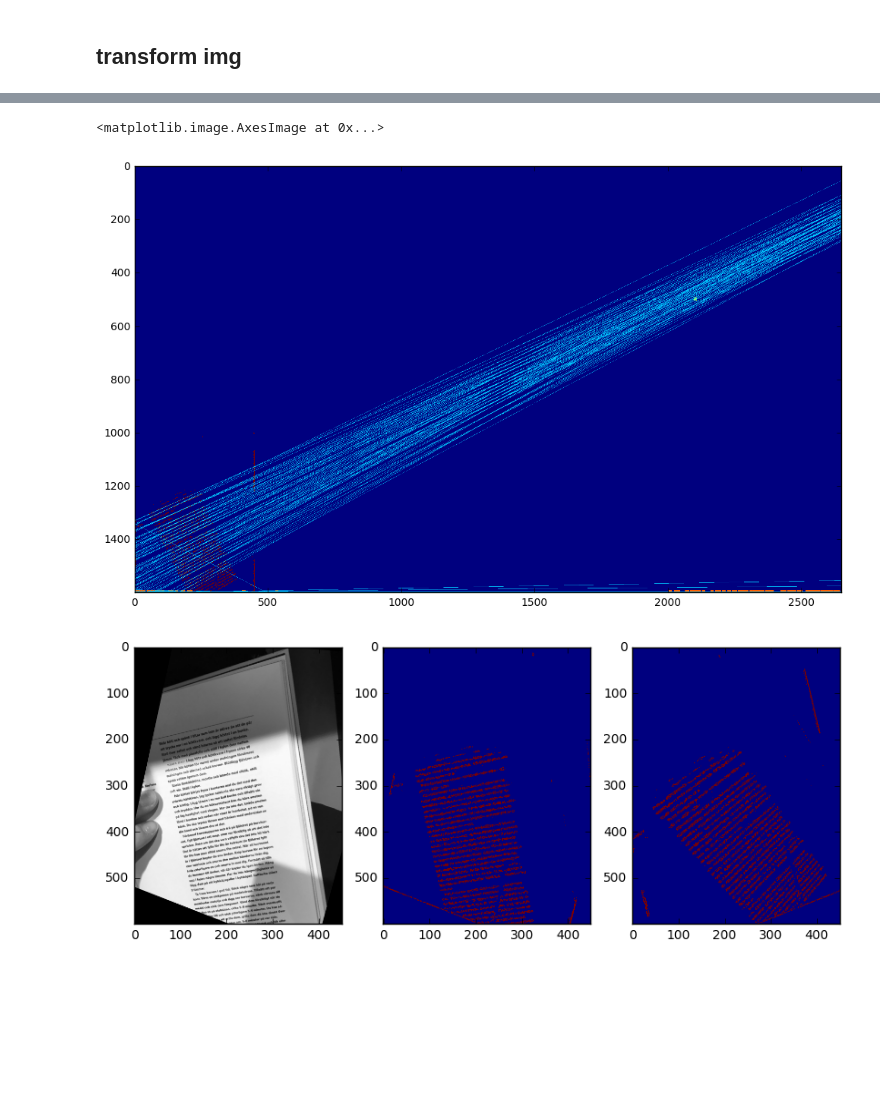
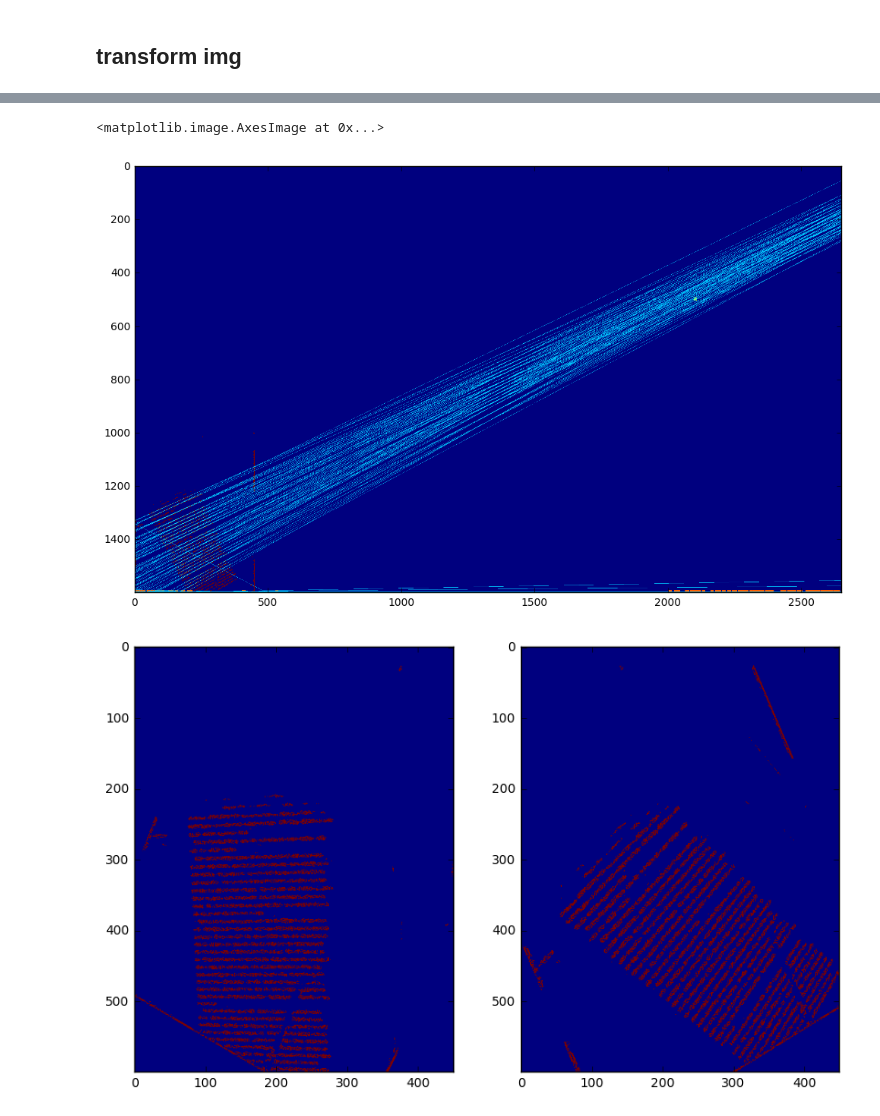
Before and after one commit to olaroos/textrec, a Jupyter notebook: findLines.ipynb, the cells around one changed output, grey strips where cells are left out. Drawn from its saved outputs; the diff is of its cells as text; code cells hidden in the pictures; blank space fills up the shorter version.

```diff
--- a/findLines.ipynb
+++ b/findLines.ipynb
@@ -509,28 +535,27 @@ T1:
 v_point = [[2100, -500]]
 print van_points.__class__
 
+H, W = combine1.shape[:2]
 
 v_point = np.asarray(v_point)
-print type(van_points)
-# np.ndarray([])
 ext_img = showVanPoint(1, combine1, v_point, crossings, lines, True)
 plt.figure(figsize = (12,12))
 plt.imshow(np.log(1+ext_img))
 
 
+h = getH(combine1, v_point[0])
+hinv = np.linalg.inv(h)
+result_processed = cv2.warpPerspective(combine1, h, (W, H))
+print(h)
 
-h = getH(combine1[::-1], v_point[0])
-hinv = np.linalg.inv(h)
-result_processed = cv2.warpPerspective(combine1, h, (img_width_processed, img_height_processed))
-print(h)
-result = cv2.warpPerspective(original, h, (img_width, img_height))
-result_affine = cv2.warpPerspective(combine1, hinv, (img_width_processed, img_height_processed))
+# result = cv2.warpPerspective(original, h, (W, H))
+result_affine = cv2.warpPerspective(combine1, hinv, (W, H))
 plt.figure(figsize=(10, 6))
-plt.subplot(1, 3, 1)
-plt.imshow(result)
-plt.subplot(1, 3, 2)
+plt.subplot(1, 2, 1)
 plt.imshow(result_processed)
-plt.subplot(1, 3, 3)
+# plt.subplot(1, 3, 2)
+# plt.imshow(result_processed)
+plt.subplot(1, 2, 2)
 plt.imshow(result_affine)
 # plt.title(str(van_points[i, :]/) + "\n" + "i is: " + str(i))
 # %% [output]
@@ -554,6 +579,6 @@ R1T1:
 <matplotlib.image.AxesImage at 0x...>
 [figure]
-[figure, old version]
+[figure, new version]
 # %%
 
 original = cv2.imread('./training/preprocess/img0_input.jpg')
```
Also changed, not shown: parts of 24 cells of this notebook, 1 other file.
